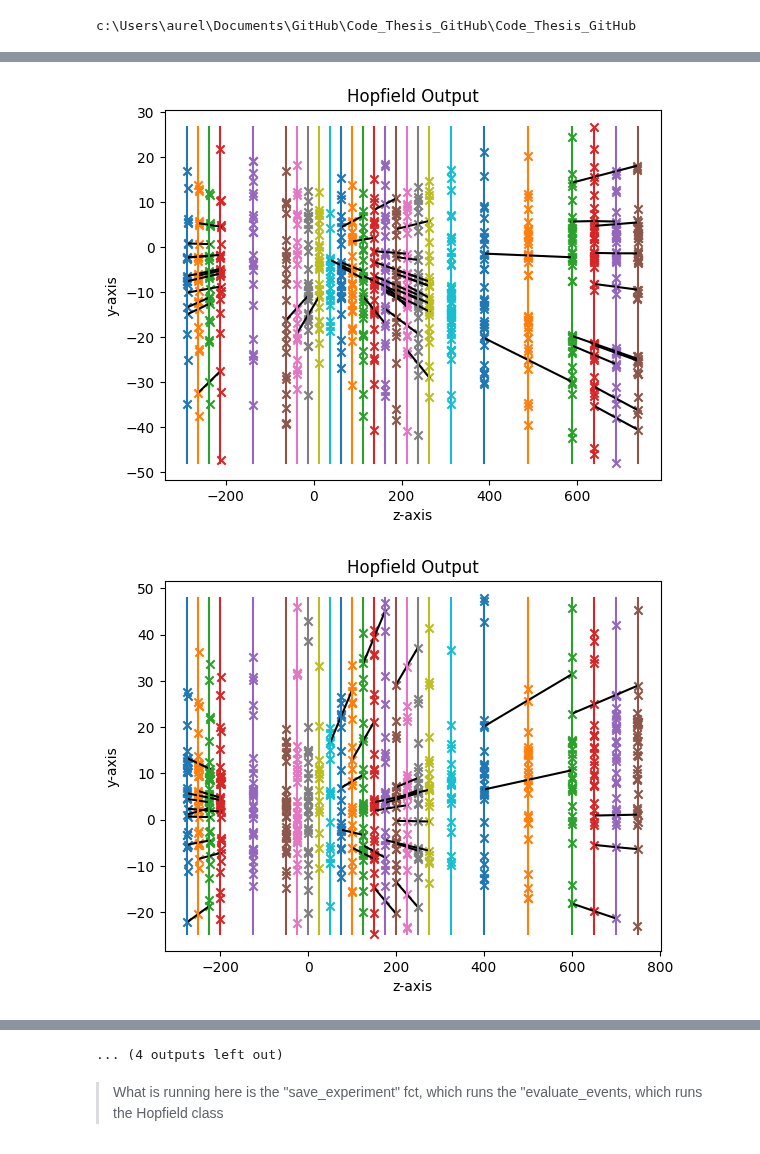
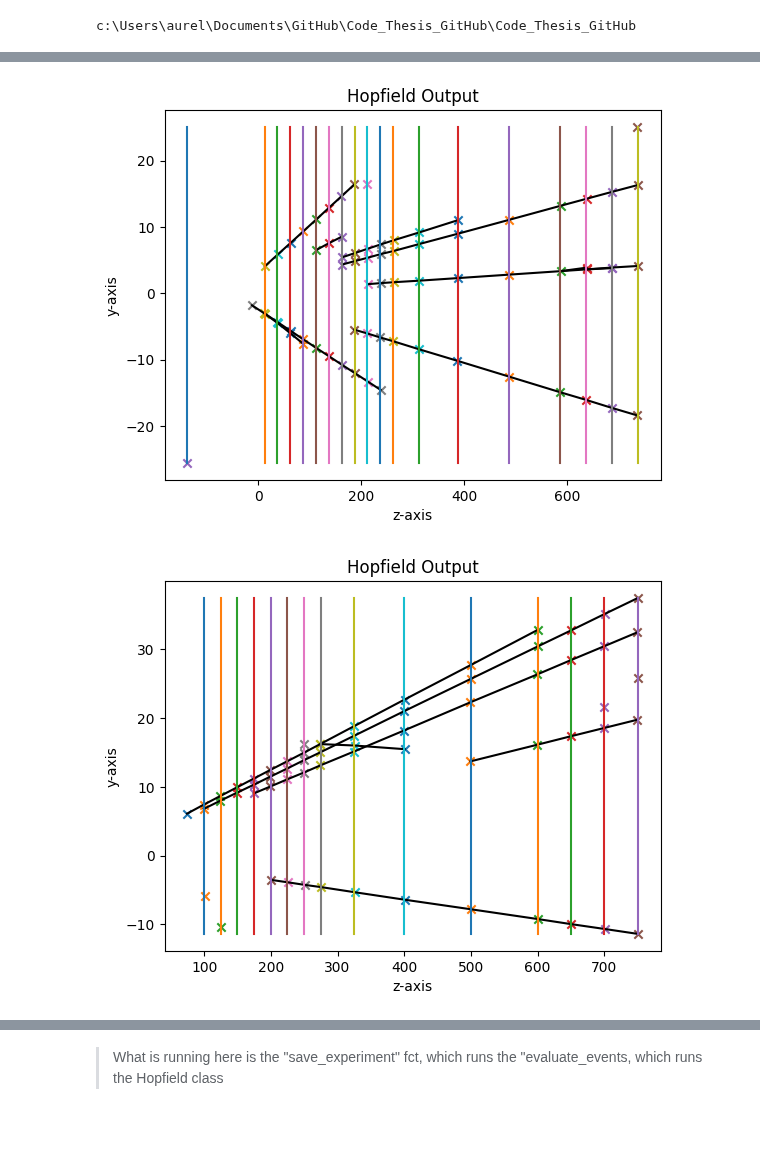
Before and after one commit to alawaree/Code_Thesis_HopfieldNetwork_VELO, a Jupyter notebook: test_MRP_code/Play_HopfieldNetwork_modified.ipynb, the cells around one changed output, grey strips where cells are left out. Drawn from its saved outputs; the diff is of its cells as text; code cells hidden in the pictures.

```diff
--- a/test_MRP_code/Play_HopfieldNetwork_modified.ipynb
+++ b/test_MRP_code/Play_HopfieldNetwork_modified.ipynb
@@ -809,10 +809,10 @@ def evaluate_events(file_name, parameters, nr_events=1, plot_event=False, output
     iter_odd = 1
 
     all_events = [i for i in range(995)]
-    random.seed(40)
-    random.shuffle(all_events)
+    #random.seed(40)
+    #random.shuffle(all_events)
     count = 0
-    j = 0
+    j = 2
 
     while count < nr_events:
         i = all_events[j]
@@ -957,15 +957,14 @@ if __name__ == "__main__":
         "pruning_tr": 0.05,
     }
 # %%
-
-    ###################################################################
+###################################################################
 save_experiment(
         "aurelie_experiments_08_02",
         "B equal 100*T",
-        "Modified network - Best Configuration 5 events Test with 0.01 Pruning Threshold, bsphiphi dataset",
+        "Modified network - Best Configuration 1 event Test with 0.01 Pruning Threshold, event 2 minibias dataset",
         parameters,
-        "/datasets/bsphiphi/velo_event_",
-        5,
+        "/datasets/minibias/velo_event_",
+        1,
     )
 exit()
 # %% [output]
@@ -989,2 +988,2 @@ energy: -157.84013443623772
-[figure, old version]
+[figure, new version]
-[figure, old version]
+[figure, new version]
@@ -1048,4 +990,3 @@ energy: -117.99906059988211
-... (4 outputs left out)
 # %% [markdown]
 > What is running here is the "save_experiment" fct,
 which runs the "evaluate_events,
```
Also changed, not shown: parts of 1 cell of this notebook, 5 other files.
